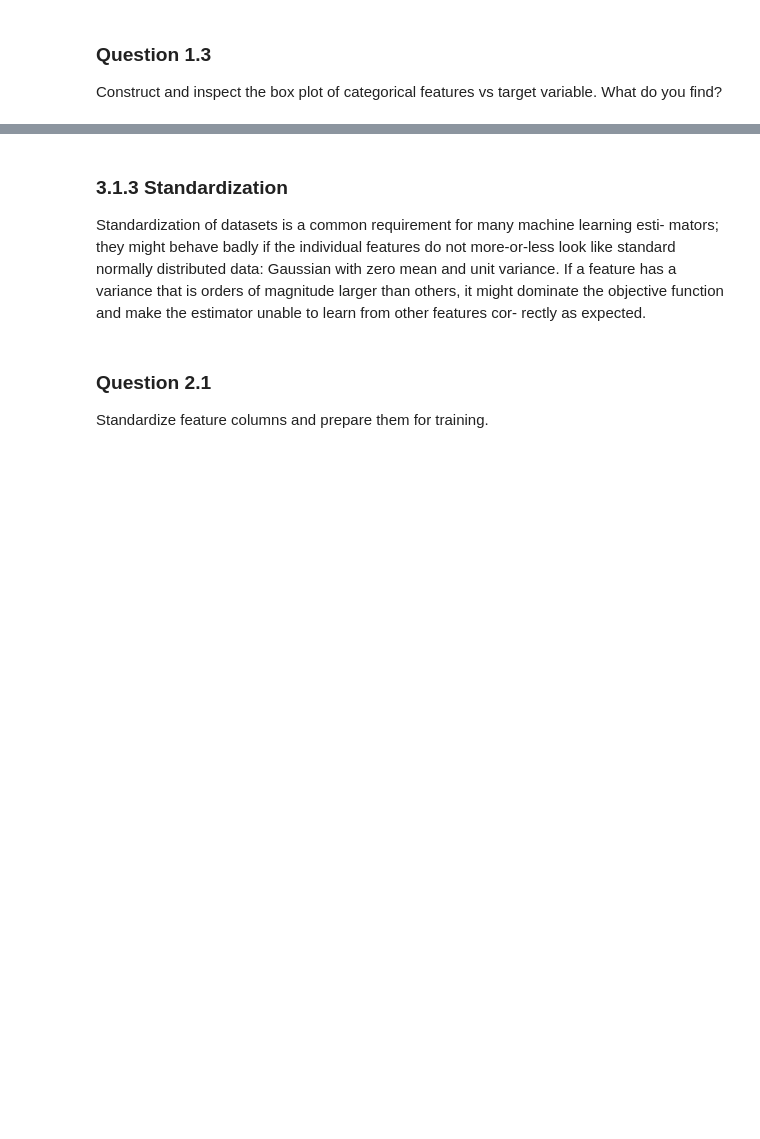
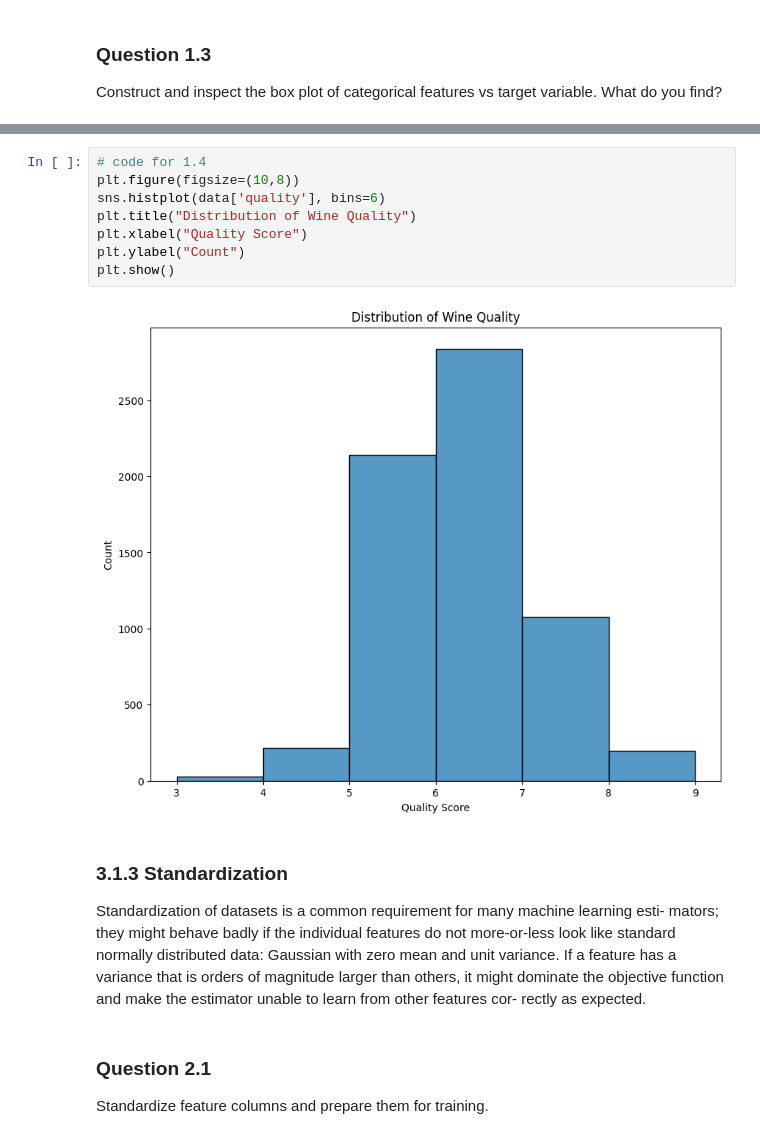
Before and after one commit to kbaseba/219, a Jupyter notebook: Project_4/project_4_code_part_1.ipynb, the cells around one changed output, grey strips where cells are left out. Cells and saved outputs as stored; diff of their text form; blank space fills up the shorter version.

```diff
--- a/Project_4/project_4_code_part_1.ipynb
+++ b/Project_4/project_4_code_part_1.ipynb
@@ -91,3 +177,13 @@ do you find?
+# %%
+# code for 1.4
+plt.figure(figsize=(10,8))
+sns.histplot(data['quality'], bins=6)
+plt.title("Distribution of Wine Quality")
+plt.xlabel("Quality Score")
+plt.ylabel("Count")
+plt.show()
+# %% [output]
+[figure, added]
 # %% [markdown]
 ### 3.1.3 Standardization
 Standardization of datasets is a common requirement for many machine learning esti-
```
Also changed, not shown: parts of 87 cells of this notebook, 5 other files.
